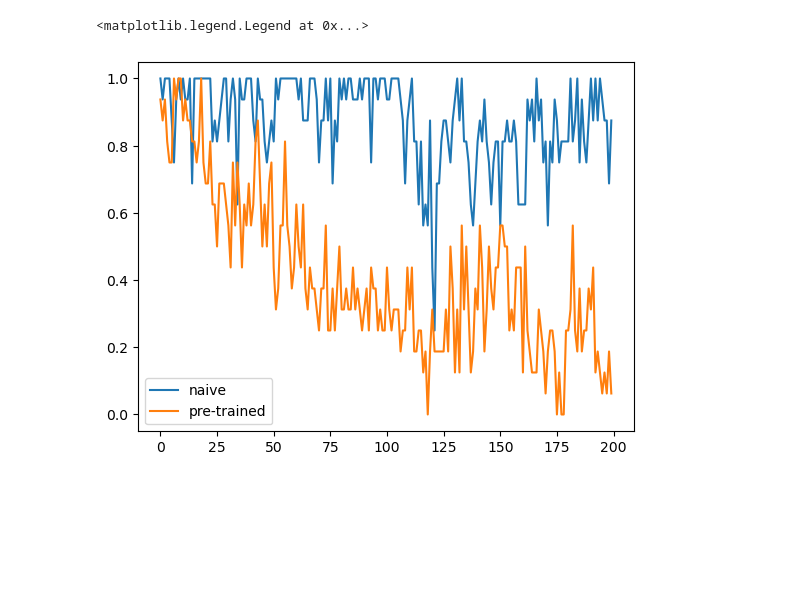
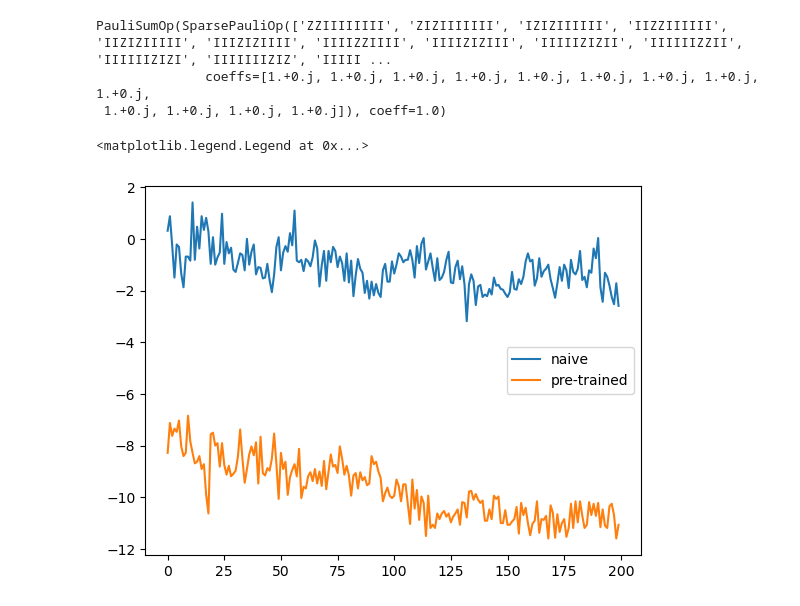
Before and after one commit to jgidi/quantum-barren-plateaus, a Jupyter notebook: notebooks/jorge/MPS_pre-training.ipynb, the cells around one changed output. Drawn from its saved outputs; the diff is of its cells as text; code cells hidden in the pictures; blank space fills up the shorter version.

```diff
--- a/notebooks/jorge/MPS_pre-training.ipynb
+++ b/notebooks/jorge/MPS_pre-training.ipynb
@@ -23,17 +22,25 @@ H  = test_hamiltonian_2(num_qubits)
+# %%
+# H  = test_hamiltonian_2(num_qubits)
+H = ladder_hamiltonian(num_qubits)
+H
+# %% [output]
+PauliSumOp(SparsePauliOp(['ZZIIIIIIII', 'ZIZIIIIIII', 'IZIZIIIIII', 'IIZZIIIIII', 'IIZIZIIIII', 'IIIZIZIIII', 'IIIIZZIIII', 'IIIIZIZIII', 'IIIIIZIZII', 'IIIIIIZZII', 'IIIIIIZIZI', 'IIIIIIIZIZ', 'IIIII ...
+              coeffs=[1.+0.j, 1.+0.j, 1.+0.j, 1.+0.j, 1.+0.j, 1.+0.j, 1.+0.j, 1.+0.j, 1.+0.j,
+ 1.+0.j, 1.+0.j, 1.+0.j, 1.+0.j]), coeff=1.0)
 # %%
-backend_default = AerSimulator(shots=num_shots_full)
+backend_default = AerSimulator(shots=num_shots)
 # %%
 qc_mps  = Ansatz(num_qubits, diagonal=True)
 qc_full = Ansatz(num_qubits, diagonal=False)
 # %%
 guess_naive = np.random.rand(qc_full.num_parameters) * np.pi
-results_naive = VQE(H, qc_full, guess_naive, num_iters, backend_default, returns='fx')
+results_naive = VQE(H, qc_full, guess_naive, num_iters, backend_default, returns=['x', 'fx'])
 # %%
-results_trained = VQE_pretrained(H, backend_default, iters_train=num_iters, iters_vqe=num_iters_training, returns='fx')
+results_trained = VQE_pretrained(H, backend_default, iters_vqe=num_iters, iters_train=num_iters_training, returns=['x', 'fx'])
 # %%
-plt.plot(results_naive, label='naive')
-plt.plot(results_trained[0], label='pre-trained')
+plt.plot(results_naive['fx'], label='naive')
+plt.plot(results_trained[0]['fx'], label='pre-trained')
 plt.legend(loc='best')
 # %% [output]
 <matplotlib.legend.Legend at 0x...>
-[figure, old version]
+[figure, new version]
```
Also changed, not shown: parts of 5 cells of this notebook.
